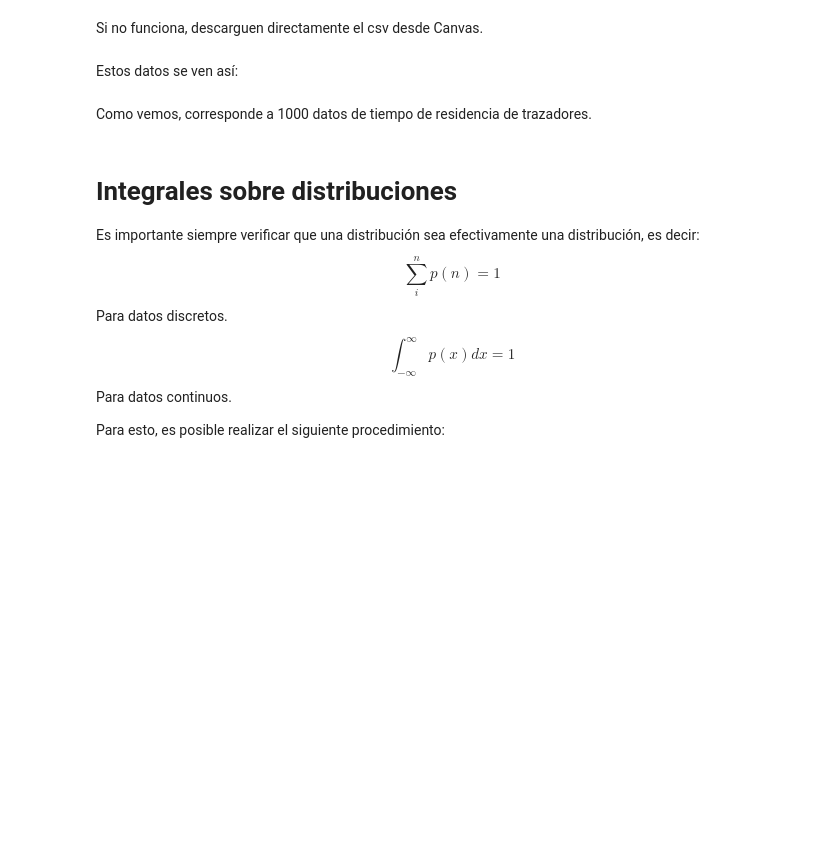
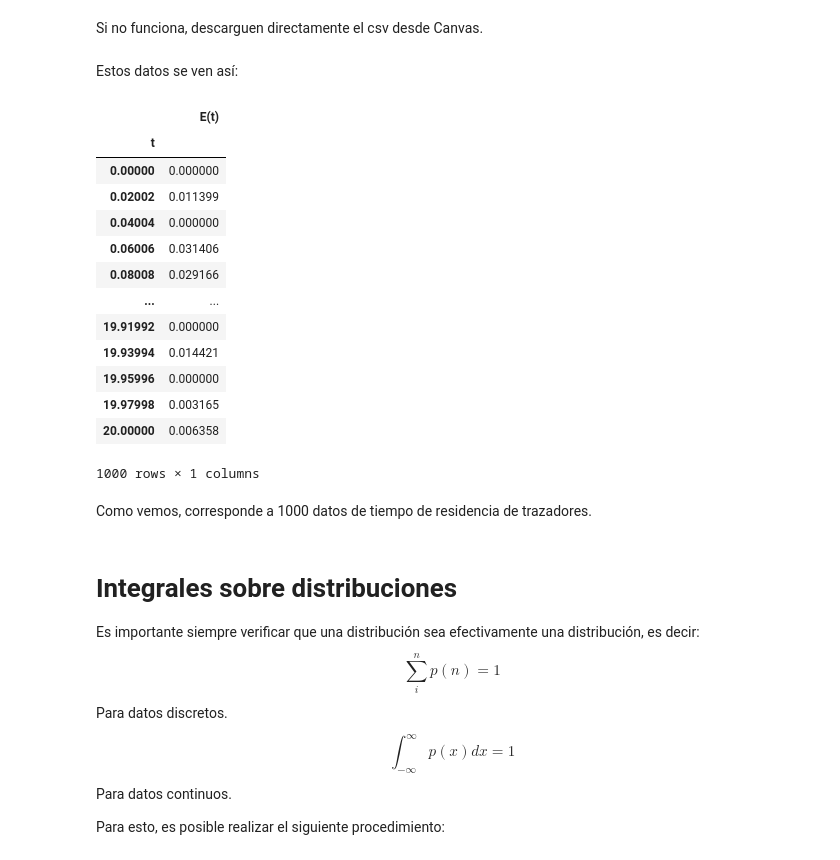
Before and after one commit to SysBioengLab/IIQ2113-Chemical-reactor-design, a Jupyter notebook: TallerComputacional/TallerComp2.ipynb, the cells around one changed output. Drawn from its saved outputs; the diff is of its cells as text; code cells hidden in the pictures; blank space fills up the shorter version.

```diff
--- a/TallerComputacional/TallerComp2.ipynb
+++ b/TallerComputacional/TallerComp2.ipynb
@@ -10,9 +10,23 @@ data = pd.read_csv('RTD.csv',
 Si no funciona, descarguen directamente el csv desde Canvas.
 # %% [markdown]
 Estos datos se ven así:
-# %%
-data = data[['t', 'E(t)']]
-data.to_csv('RTD.csv', index=False)
+# %%
+data
+# %% [output]
+|  | E(t) |
+| t |  |
+| 0.00000 | 0.000000 |
+| 0.02002 | 0.011399 |
+| 0.04004 | 0.000000 |
+| 0.06006 | 0.031406 |
+| 0.08008 | 0.029166 |
+| ... | ... |
+| 19.91992 | 0.000000 |
+| 19.93994 | 0.014421 |
+| 19.95996 | 0.000000 |
+| 19.97998 | 0.003165 |
+| 20.00000 | 0.006358 |
+1000 rows × 1 columns
 # %% [markdown]
 Como vemos, corresponde a 1000 datos de tiempo de residencia de trazadores.
 # %% [markdown]
```
Also changed, not shown: parts of 3 cells of this notebook.
